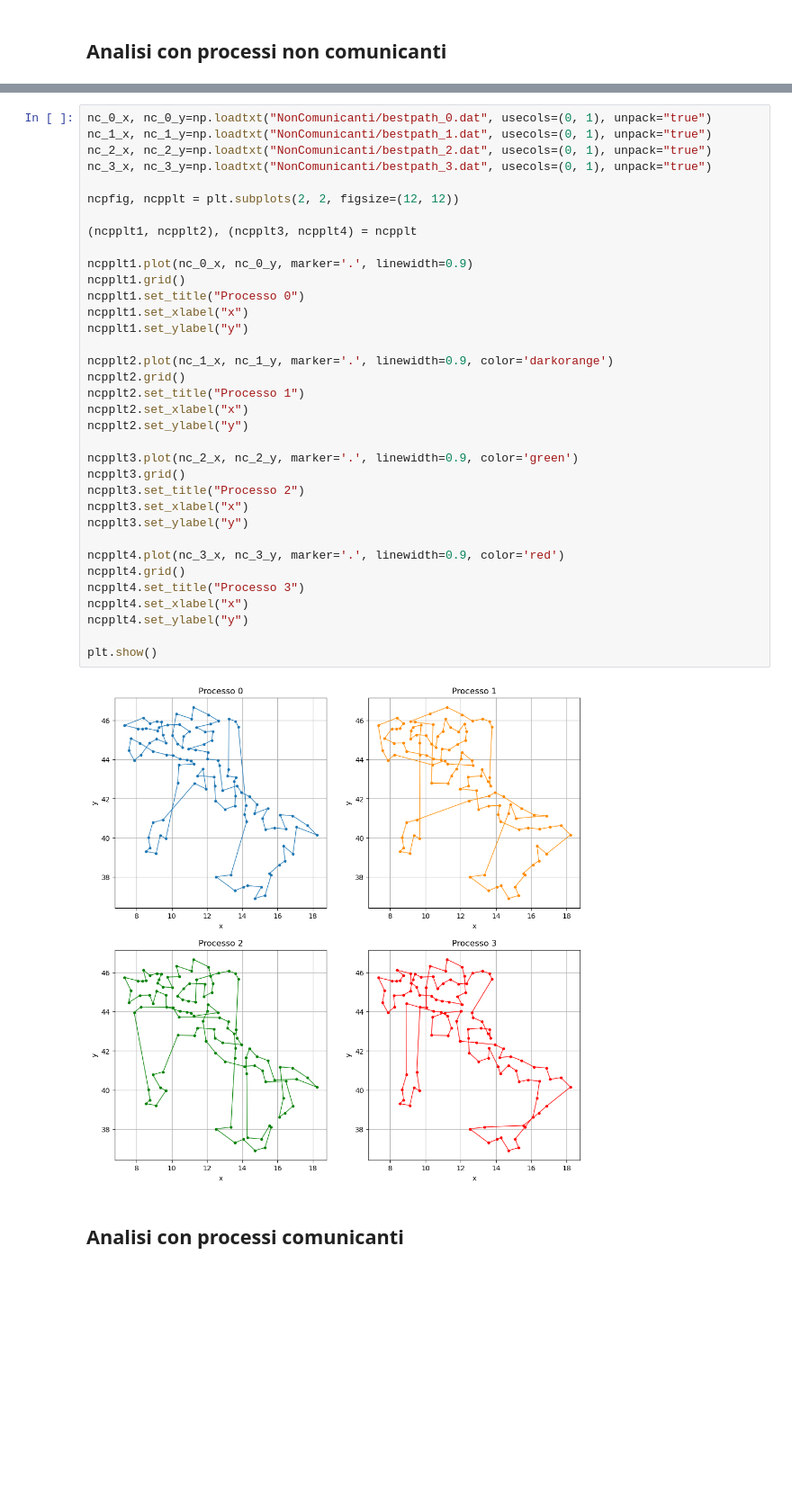
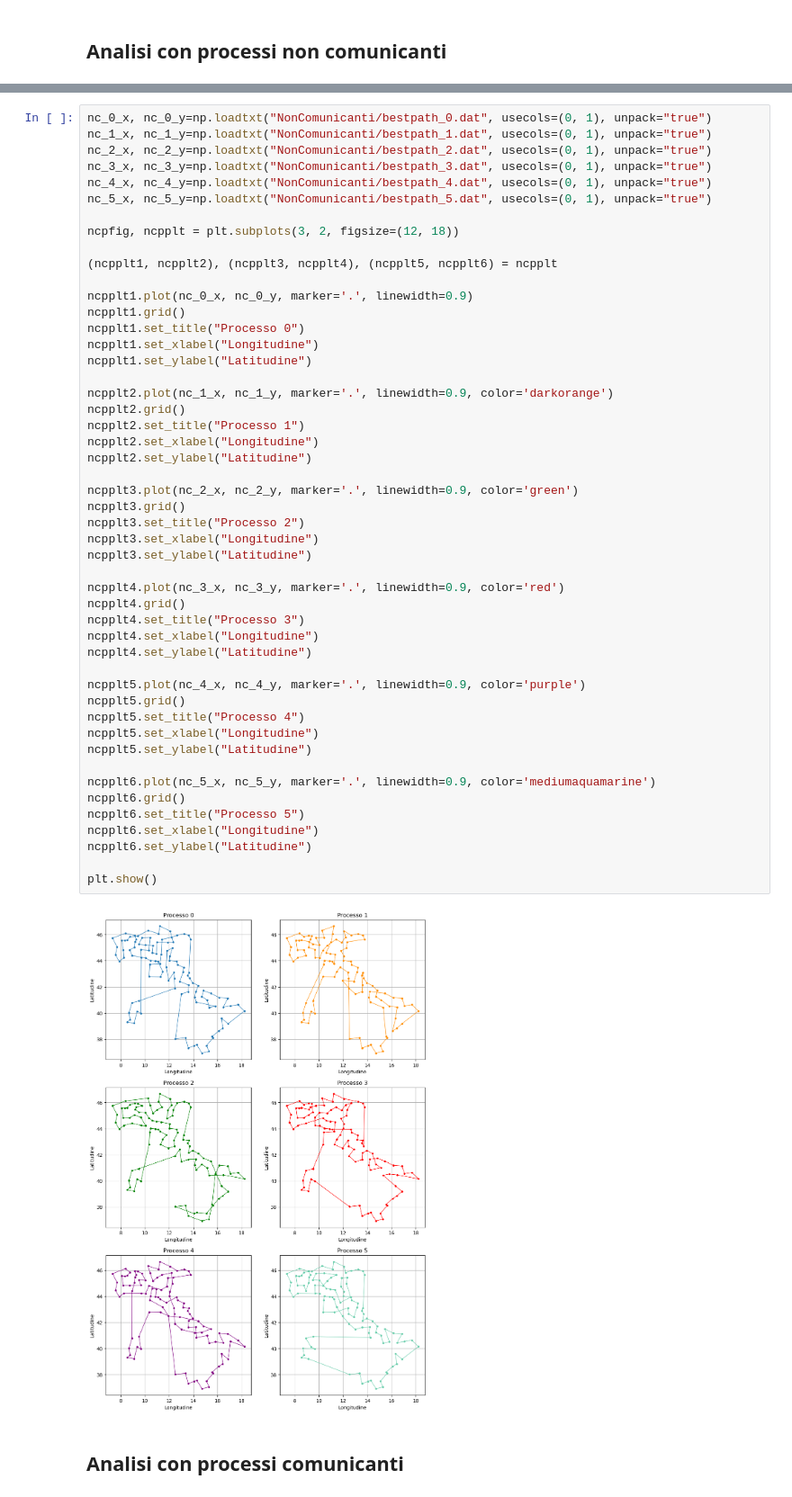
Before and after one commit to angela-bonato/LaboratorioSimulazioneNumerica, a Jupyter notebook: Es10/Esercitazione10.ipynb, the cells around one changed output, grey strips where cells are left out. Shown at 90% size. Cells and saved outputs as stored; diff of their text form; blank space fills up the shorter version.

```diff
--- a/Es10/Esercitazione10.ipynb
+++ b/Es10/Esercitazione10.ipynb
@@ -52,40 +62,54 @@ plt.show()
 # %%
 nc_0_x, nc_0_y=np.loadtxt("NonComunicanti/bestpath_0.dat", usecols=(0, 1), unpack="true")
 nc_1_x, nc_1_y=np.loadtxt("NonComunicanti/bestpath_1.dat", usecols=(0, 1), unpack="true")
 nc_2_x, nc_2_y=np.loadtxt("NonComunicanti/bestpath_2.dat", usecols=(0, 1), unpack="true")
 nc_3_x, nc_3_y=np.loadtxt("NonComunicanti/bestpath_3.dat", usecols=(0, 1), unpack="true")
+nc_4_x, nc_4_y=np.loadtxt("NonComunicanti/bestpath_4.dat", usecols=(0, 1), unpack="true")
+nc_5_x, nc_5_y=np.loadtxt("NonComunicanti/bestpath_5.dat", usecols=(0, 1), unpack="true")
 
-ncpfig, ncpplt = plt.subplots(2, 2, figsize=(12, 12))
+ncpfig, ncpplt = plt.subplots(3, 2, figsize=(12, 18))
 
-(ncpplt1, ncpplt2), (ncpplt3, ncpplt4) = ncpplt
+(ncpplt1, ncpplt2), (ncpplt3, ncpplt4), (ncpplt5, ncpplt6) = ncpplt
 
 ncpplt1.plot(nc_0_x, nc_0_y, marker='.', linewidth=0.9)
 ncpplt1.grid()
 ncpplt1.set_title("Processo 0")
-ncpplt1.set_xlabel("x")
-ncpplt1.set_ylabel("y")
+ncpplt1.set_xlabel("Longitudine")
+ncpplt1.set_ylabel("Latitudine")
 
 ncpplt2.plot(nc_1_x, nc_1_y, marker='.', linewidth=0.9, color='darkorange')
 ncpplt2.grid()
 ncpplt2.set_title("Processo 1")
-ncpplt2.set_xlabel("x")
-ncpplt2.set_ylabel("y")
+ncpplt2.set_xlabel("Longitudine")
+ncpplt2.set_ylabel("Latitudine")
 
 ncpplt3.plot(nc_2_x, nc_2_y, marker='.', linewidth=0.9, color='green')
 ncpplt3.grid()
 ncpplt3.set_title("Processo 2")
-ncpplt3.set_xlabel("x")
-ncpplt3.set_ylabel("y")
+ncpplt3.set_xlabel("Longitudine")
+ncpplt3.set_ylabel("Latitudine")
 
 ncpplt4.plot(nc_3_x, nc_3_y, marker='.', linewidth=0.9, color='red')
 ncpplt4.grid()
 ncpplt4.set_title("Processo 3")
-ncpplt4.set_xlabel("x")
-ncpplt4.set_ylabel("y")
+ncpplt4.set_xlabel("Longitudine")
+ncpplt4.set_ylabel("Latitudine")
+
+ncpplt5.plot(nc_4_x, nc_4_y, marker='.', linewidth=0.9, color='purple')
+ncpplt5.grid()
+ncpplt5.set_title("Processo 4")
+ncpplt5.set_xlabel("Longitudine")
+ncpplt5.set_ylabel("Latitudine")
+
+ncpplt6.plot(nc_5_x, nc_5_y, marker='.', linewidth=0.9, color='mediumaquamarine')
+ncpplt6.grid()
+ncpplt6.set_title("Processo 5")
+ncpplt6.set_xlabel("Longitudine")
+ncpplt6.set_ylabel("Latitudine")
 
 plt.show()
 # %% [output]
-[figure, old version]
+[figure, new version]
 # %% [markdown]
 ## Analisi con processi comunicanti
 # %%
```
Also changed, not shown: parts of 5 cells of this notebook, 33 other files.
